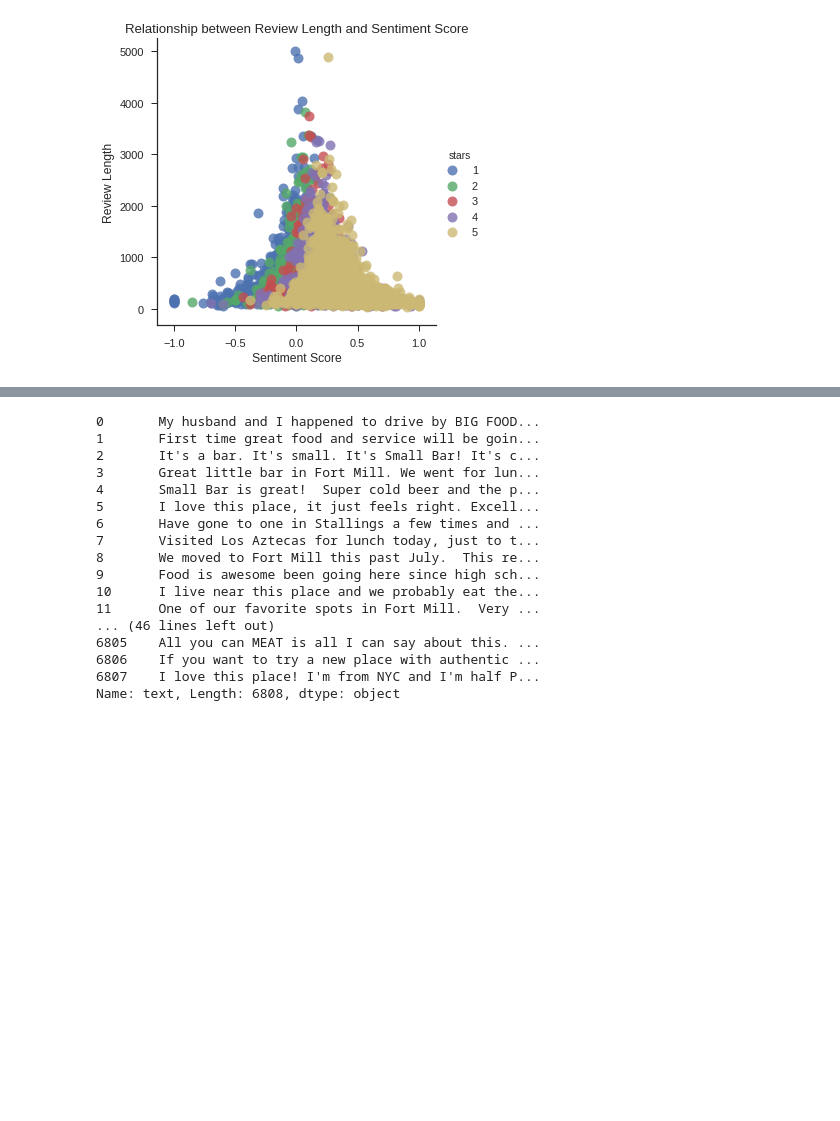
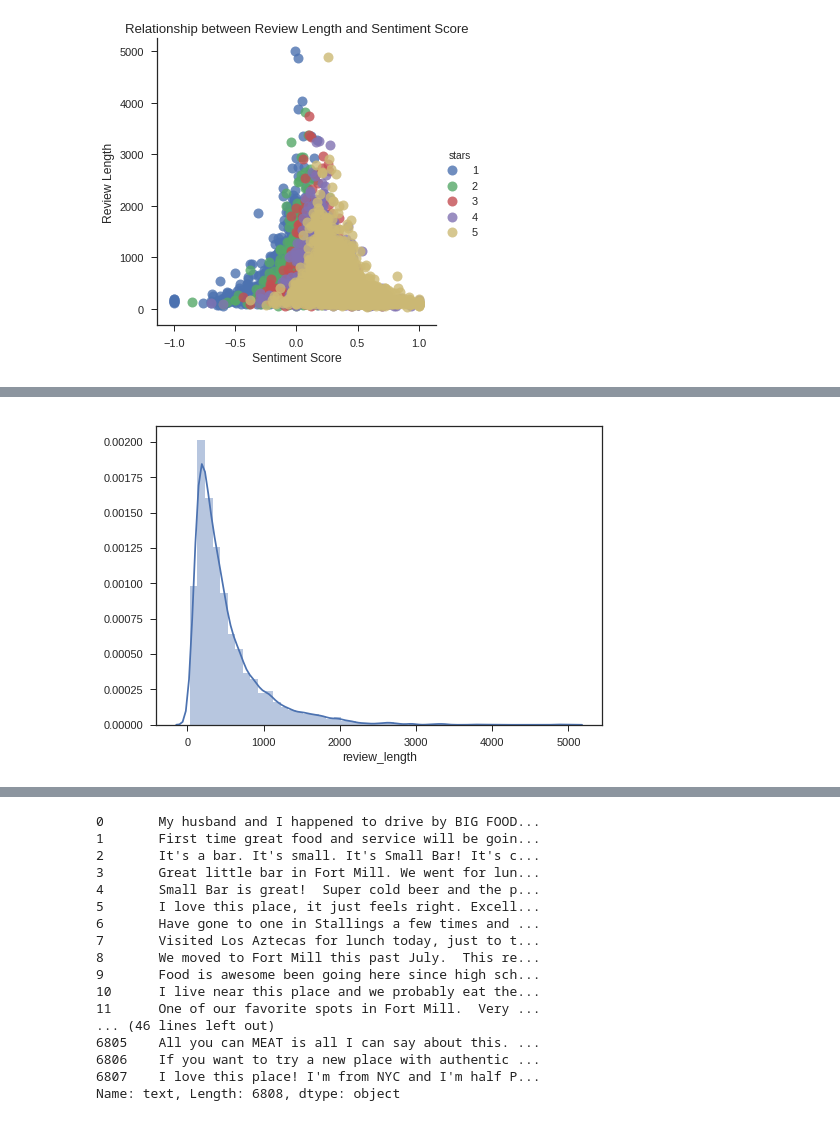
Before and after one commit to schubline/capstone_project, a Jupyter notebook: eda_notebooks/nlp_food_review_sc.ipynb, the cells around one changed output, grey strips where cells are left out. Saved outputs shown, nothing was run; the diff lists cells and outputs as text; code cells hidden in the pictures; blank space fills up the shorter version.

```diff
--- a/eda_notebooks/nlp_food_review_sc.ipynb
+++ b/eda_notebooks/nlp_food_review_sc.ipynb
@@ -376,0 +315,4 @@ The goal of this section is to tag each review with a sentiment score at a high
+# %%
+sns.distplot(data["review_length"]);
+# %% [output]
+[figure, added]
```
Also changed, not shown: parts of 46 cells of this notebook.
